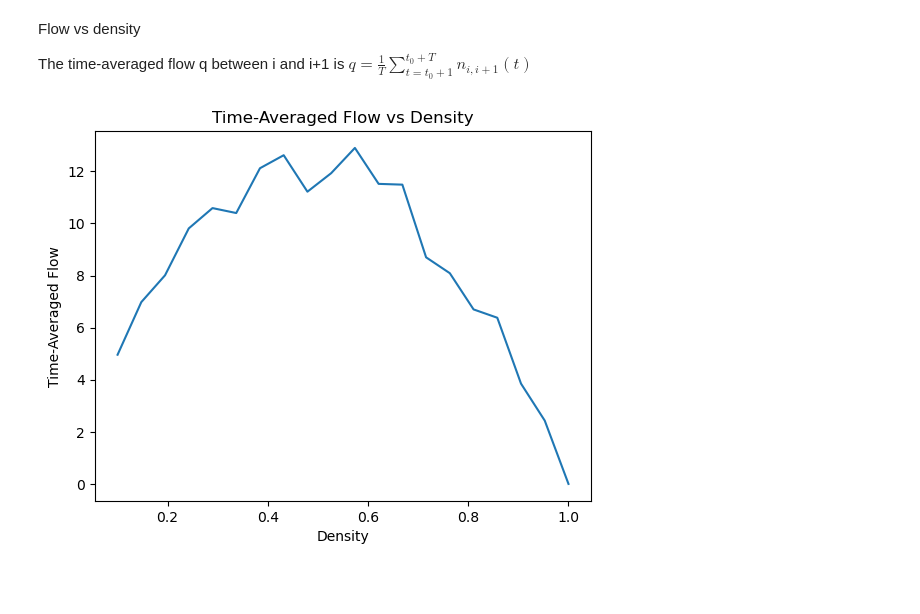
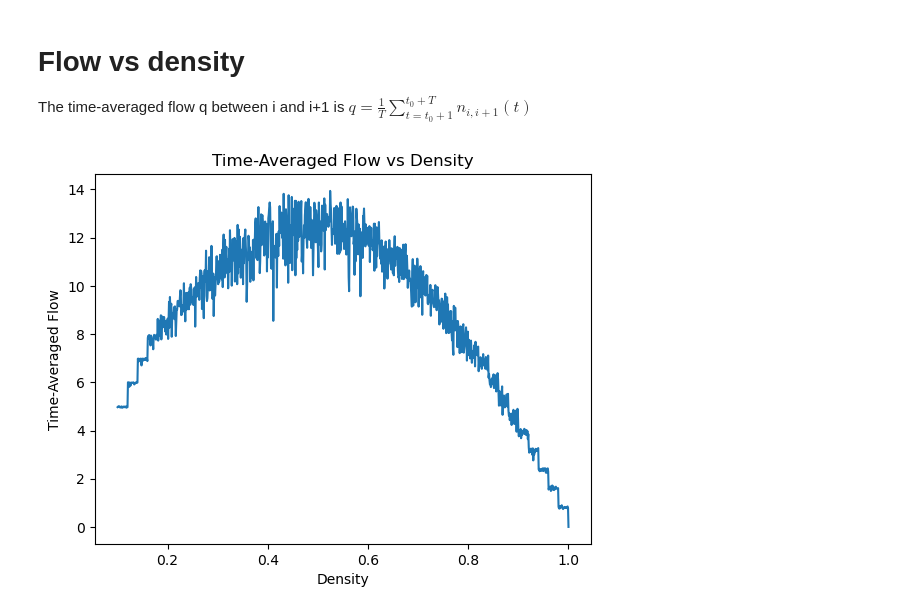
Before and after one commit to SofiaHilma/Traffic_flow_simulation, a Jupyter notebook: traffic_notebook.ipynb, the cells around one changed output. Drawn from its saved outputs; the diff is of its cells as text; code cells hidden in the pictures; blank space fills up the shorter version.

```diff
--- a/traffic_notebook.ipynb
+++ b/traffic_notebook.ipynb
@@ -30,29 +32,29 @@ plt.show()
 # %% [markdown]
-Flow vs density
+# Flow vs density
 
 The time-averaged flow q between i and i+1 is $q = \frac{1}{T}\sum_{t=t_0+1}^{t_0+T}n_{i,i+1}(t)$
 # %%
 
 # Parameters
 L = 50  # number of cells in row
 t_max = 100  # number of iterations
 v_max = 5
 p = 0.2
 N = 10
-densities = np.linspace(0.1, 1.0, 20)
+densities = np.linspace(0.1, 1.0, 1000)
 
 flow_vs_density = []
 
 for density in densities:
-    positions, flow_counts = functions.Nagel_Schreckenberg(L, int(L * density), v_max, p, t_max)
+    flow_counts = functions.Nagel_Schreckenberg(L, int(L * density), v_max, p, t_max)[1]
     time_averaged_flow = functions.calculate_time_averaged_flow(flow_counts, t_max)
     flow_vs_density.append(time_averaged_flow)
 
 # Plotting
 plt.plot(densities, flow_vs_density)
 plt.xlabel('Density')
 plt.ylabel('Time-Averaged Flow')
 plt.title('Time-Averaged Flow vs Density')
 plt.show()
 # %% [output]
-[figure, old version]
+[figure, new version]
```
Also changed, not shown: parts of 4 cells of this notebook, 1 other file.
